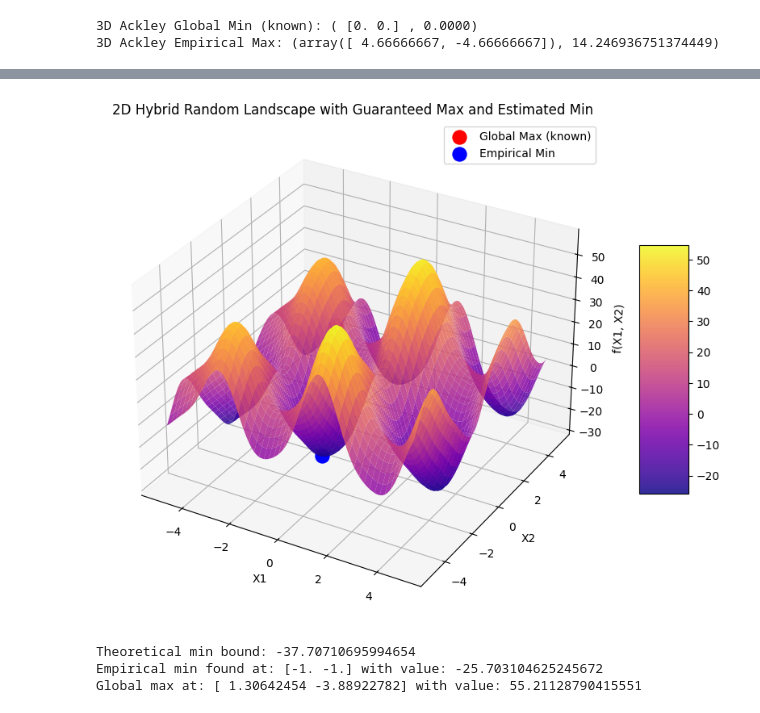
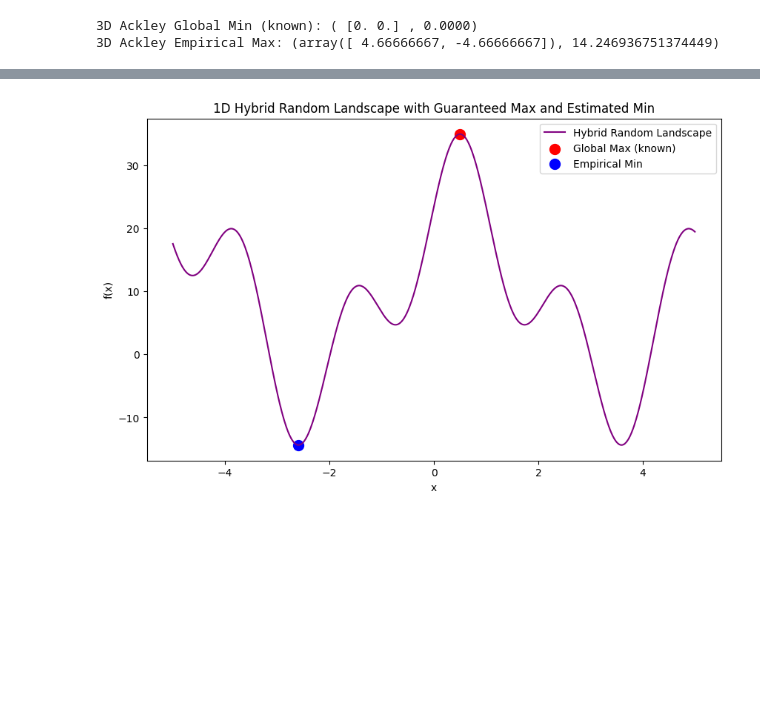
Before and after one commit to Jimvos32/Recurrent-PPO-Jax, a Jupyter notebook: src/tasks/envs/env_notebooks/functions_test.ipynb, the cells around one changed output, grey strips where cells are left out. Cells and saved outputs as stored; diff of their text form; code cells hidden in the pictures; blank space fills up the shorter version.

```diff
--- a/src/tasks/envs/env_notebooks/functions_test.ipynb
+++ b/src/tasks/envs/env_notebooks/functions_test.ipynb
@@ -972,14 +970,23 @@ class HybridRandomLandscape:
 
     def _setup(self):
         """Initializes the landscape with a known global max and random local structure."""
-        self.c = np.random.uniform(5.0, 20.0)  # Offset
-        self.A0 = np.random.uniform(10.0, 20.0)  # Large peak amplitude
-        self.B0 = np.random.uniform(0.5, 1.5, size=(self.action_dim,))  # Large peak frequency
-        self.s0 = np.random.uniform(self.x_range[0], self.x_range[1], size=(self.action_dim,))  # Peak location
+        self.c = np.random.uniform(10.0, 10.0)  # Offset
+        self.A0 = np.random.uniform(15.0, 15.0)  # Large peak amplitude
+        self.B0 = np.random.uniform(1.1, 1.1, size=(self.action_dim,))  # Large peak frequency
+        self.s0 = np.random.uniform(0.5, 0.5, size=(self.action_dim,))  # Peak location
 
         # Small oscillations (randomized)
-        self.small_A = np.random.uniform(0.2, 3.0, size=(self.action_dim, self.num_oscillations))
-        self.small_B = np.random.uniform(0.5, 4.0, size=(self.action_dim, self.num_oscillations))
+        self.small_A = np.random.uniform(2.0, 2.0, size=(self.action_dim, self.num_oscillations))
+        self.small_B = np.random.uniform(3.0, 3.0, size=(self.action_dim, self.num_oscillations))
+
+        # self.c = np.random.uniform(5.0, 20.0)  # Offset
+        # self.A0 = np.random.uniform(10.0, 20.0)  # Large peak amplitude
+        # self.B0 = np.random.uniform(0.5, 1.5, size=(self.action_dim,))  # Large peak frequency
+        # self.s0 = np.random.uniform(self.x_range[0], self.x_range[1], size=(self.action_dim,))  # Peak location
+
+        # # Small oscillations (randomized)
+        # self.small_A = np.random.uniform(0.2, 3.0, size=(self.action_dim, self.num_oscillations))
+        # self.small_B = np.random.uniform(0.5, 4.0, size=(self.action_dim, self.num_oscillations))
 
         # Force all oscillations to peak at s0 (ensuring known max)
         self.small_shift = np.tile(self.s0.reshape(-1, 1), (1, self.num_oscillations))  # Align peaks
@@ -1075,42 +1082,43 @@ class HybridRandomLandscape:
         x1_vals = np.linspace(self.x_range[0], self.x_range[1], num_points)
         x2_vals = np.linspace(self.x_range[0], self.x_range[1], num_points)
         X1, X2 = np.meshgrid(x1_vals, x2_vals)
         grid_points = np.column_stack([X1.ravel(), X2.ravel()])
         Y = self.compute_y(grid_points).reshape(X1.shape)
 
         fig = plt.figure(figsize=(12, 8))
         ax = fig.add_subplot(111, projection="3d")
         surf = ax.plot_surface(X1, X2, Y, cmap="plasma", alpha=0.85, edgecolor="none")
 
         # Mark global max
         ax.scatter(self.global_max_x[0], self.global_max_x[1], self.global_max_y, color="red", s=150, label="Global Max (known)")
         # Mark empirical min
         ax.scatter(self.empirical_min_x[0], self.empirical_min_x[1], self.empirical_min_y, color="blue", s=150, label="Empirical Min")
 
         ax.set_xlabel("X1")
         ax.set_ylabel("X2")
         ax.set_zlabel("f(X1, X2)")
         ax.set_title("2D Hybrid Random Landscape with Guaranteed Max and Estimated Min")
         fig.colorbar(surf, shrink=0.5, aspect=5)
         ax.legend()
         plt.show()
 
 
 # landscape_1d = HybridRandomLandscape(action_dim=1, x_range=(-1, 1), num_oscillations=1)
 # landscape_1d.plot_2d()
 # print("Theoretical min bound:", landscape_1d.min_bound)
 # print("Empirical min found at:", landscape_1d.empirical_min_x, "with value:", landscape_1d.empirical_min_y)
 
-landscape_2d = HybridRandomLandscape(action_dim=2, x_range=(-5, 5), num_oscillations=5)
-landscape_2d.plot_3d()
-print("Theoretical min bound:", landscape_2d.min_bound)
-print("Empirical min found at:", landscape_2d.empirical_min_x, "with value:", landscape_2d.empirical_min_y)
-print("Global max at:", landscape_2d.global_max_x, "with value:", landscape_2d.global_max_y)
+# landscape_2d = HybridRandomLandscape(action_dim=2, x_range=(-5, 5), num_oscillations=5)
+# landscape_2d.plot_3d()
+# print("Theoretical min bound:", landscape_2d.min_bound)
+# print("Empirical min found at:", landscape_2d.empirical_min_x, "with value:", landscape_2d.empirical_min_y)
+# print("Global max at:", landscape_2d.global_max_x, "with value:", landscape_2d.global_max_y)
+
+
+landscape_2d = HybridRandomLandscape(action_dim=1, x_range=(-5, 5), num_oscillations=5)
+landscape_2d.plot_2d()
 # %% [output]
-[figure, old version]
+[figure, new version]
-Theoretical min bound: -37.70710695994654
-Empirical min found at: [-1. -1.] with value: -25.703104625245672
-Global max at: [ 1.30642454 -3.88922782] with value: 55.21128790415551
 # %%
 import numpy as np
 import matplotlib.pyplot as plt
```
Also changed, not shown: parts of 9 cells of this notebook, 26 other files.
